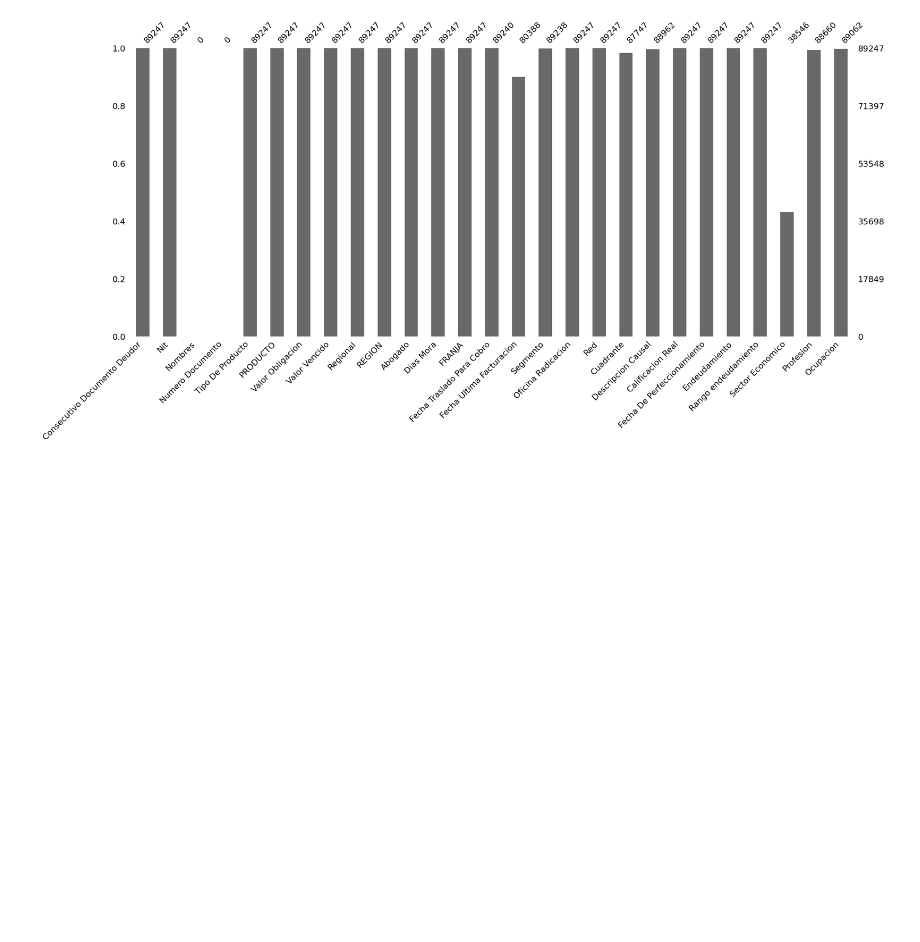
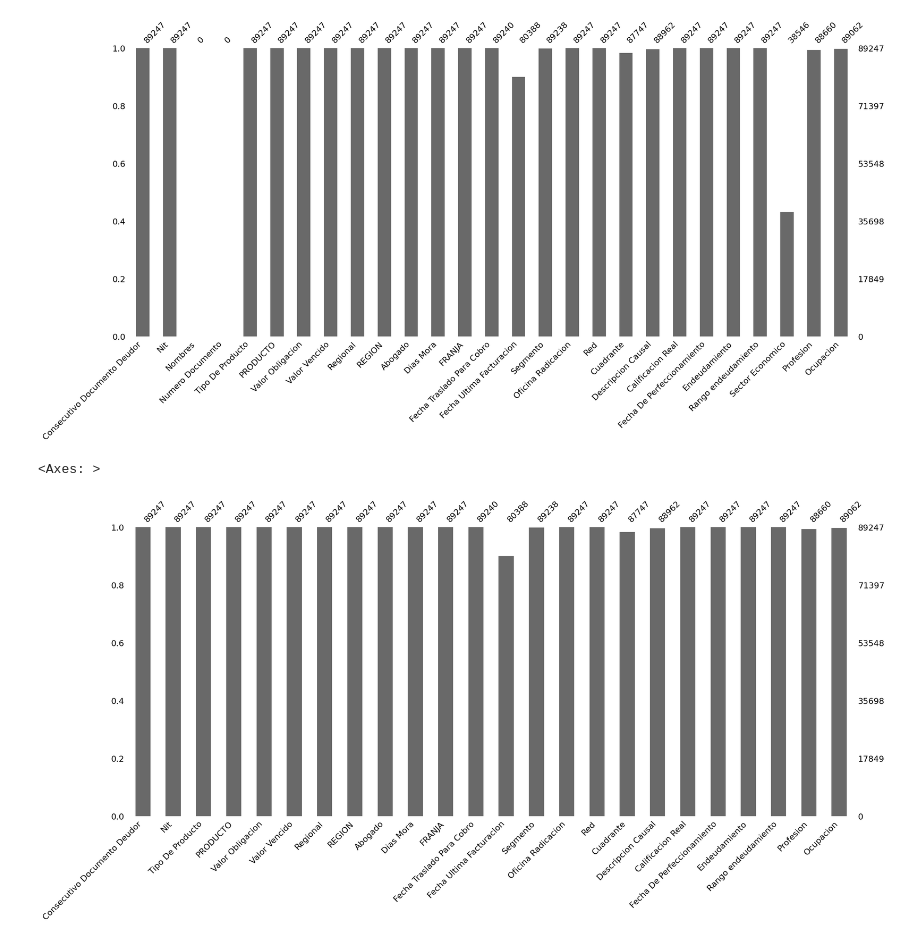
Before and after one commit to CarlosBaez11/RetoTecnologico-Eafit, a Jupyter notebook: Copia_de_ProyectoTecnologico.ipynb, the cells around one changed output. Drawn from its saved outputs; the diff is of its cells as text; code cells hidden in the pictures; blank space fills up the shorter version.

Commit message:
avance 19/09 se eliminan columnas con datos nulos (nombre documento de identidad y sector economico

```diff
--- a/Copia_de_ProyectoTecnologico.ipynb
+++ b/Copia_de_ProyectoTecnologico.ipynb
@@ -55,3 +56,12 @@ msn.bar(data)
 # %% [output]
 <Axes: >
 [figure]
+# %%
+data.drop(columns="Nombres", axis=1, inplace=True)
+data.drop(columns="Numero Documento", axis=1, inplace=True)
+# %%
+data.drop(columns="Sector Economico", axis=1, inplace=True)
+msn.bar(data)
+# %% [output]
+<Axes: >
+[figure, added]
```
Also changed, not shown: parts of 1 cell of this notebook.
